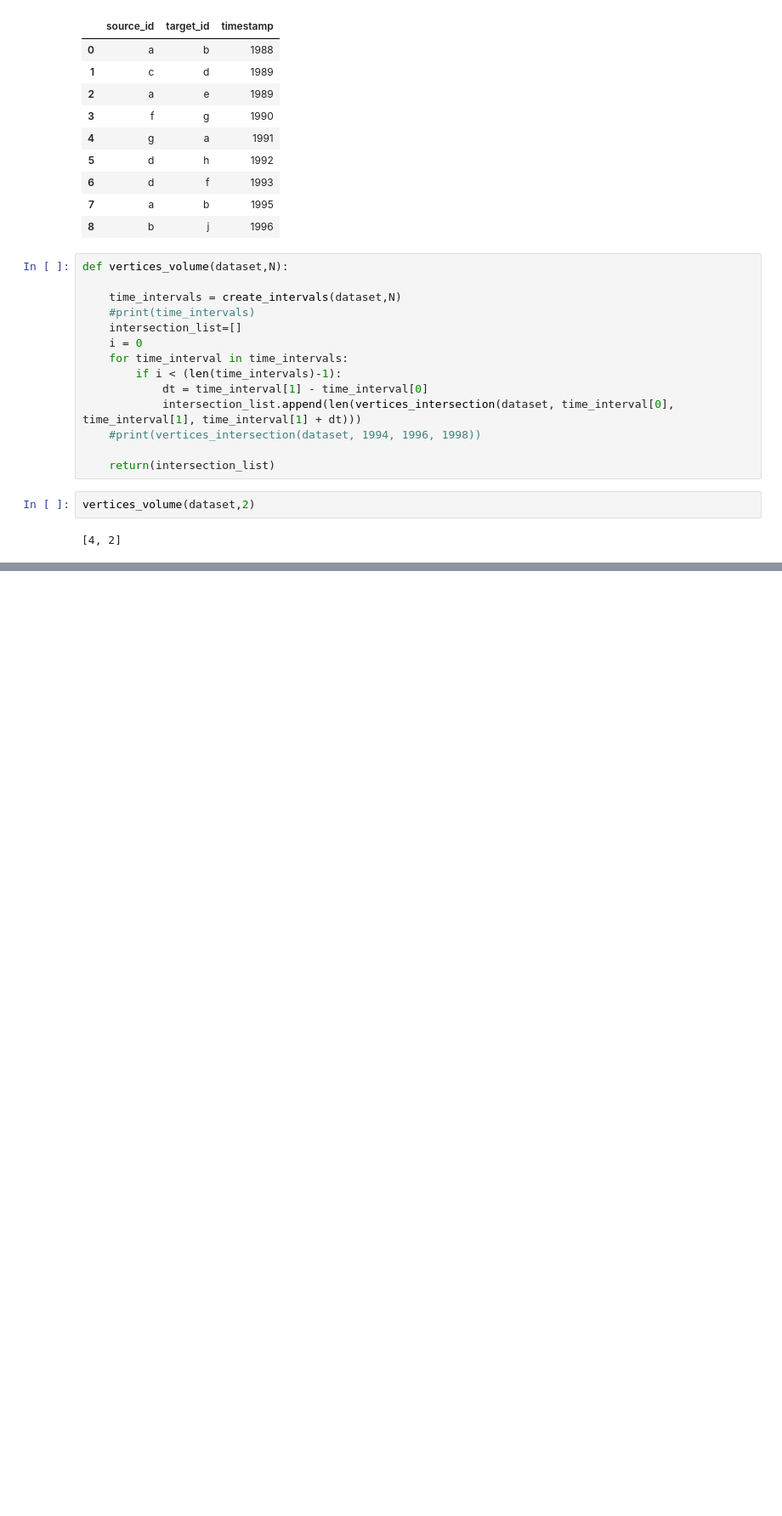
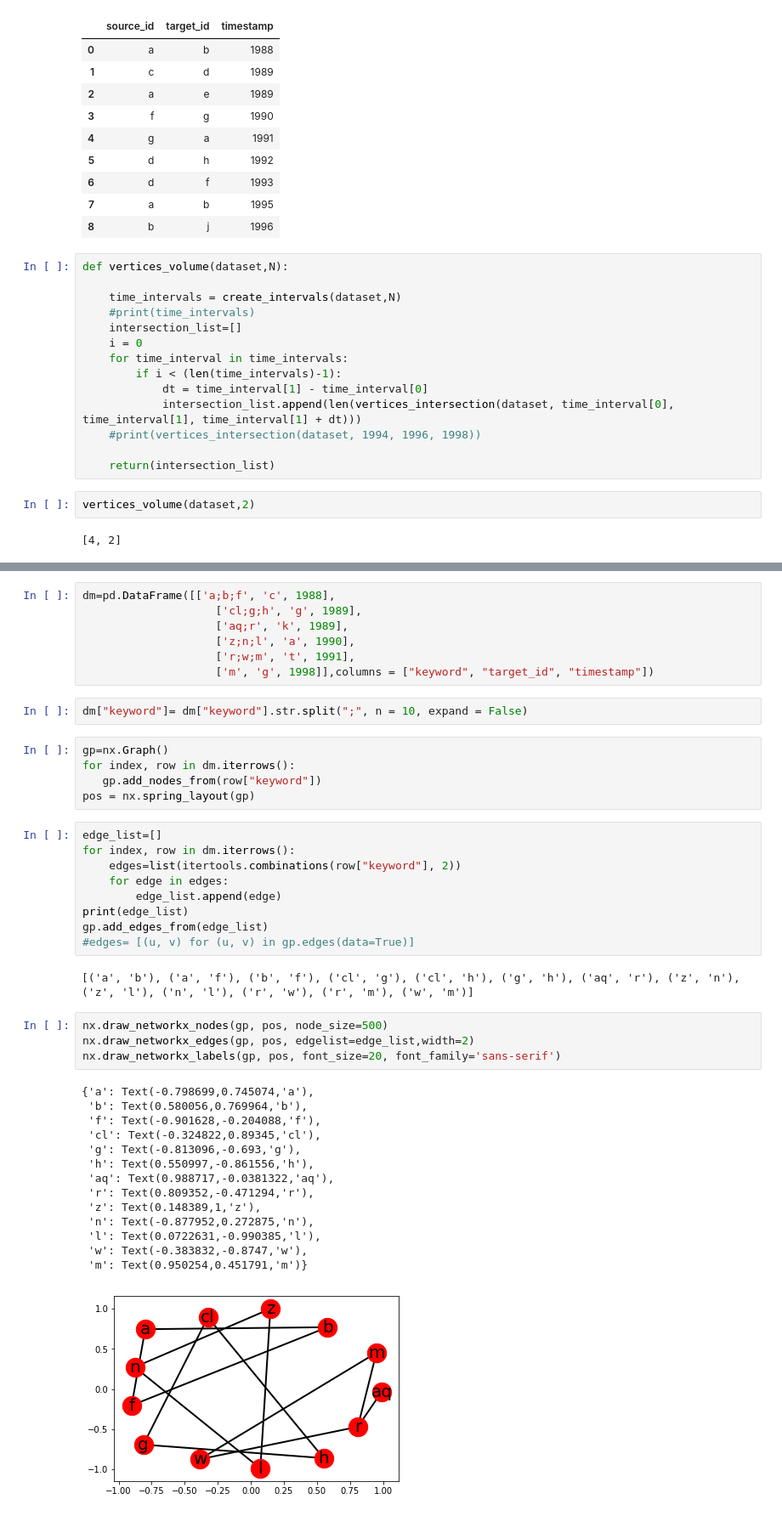
Before and after one commit to ffaisal93/linkPrediction, a Jupyter notebook: time slice.ipynb, the cells around one changed output, grey strips where cells are left out. Shown at 85% size. Drawn from its saved outputs; the diff is of its cells as text; blank space fills up the shorter version.

```diff
--- a/time slice.ipynb
+++ b/time slice.ipynb
@@ -414,0 +575,44 @@ To retain the current behavior and silence the warning, pass 'sort=True'.
+# %%
+dm=pd.DataFrame([['a;b;f', 'c', 1988],
+                    ['cl;g;h', 'g', 1989],
+                    ['aq;r', 'k', 1989],
+                    ['z;n;l', 'a', 1990],
+                    ['r;w;m', 't', 1991],
+                    ['m', 'g', 1998]],columns = ["keyword", "target_id", "timestamp"])
+# %%
+dm["keyword"]= dm["keyword"].str.split(";", n = 10, expand = False)
+# %%
+gp=nx.Graph()
+for index, row in dm.iterrows():
+   gp.add_nodes_from(row["keyword"])
+pos = nx.spring_layout(gp)
+# %%
+edge_list=[]
+for index, row in dm.iterrows():
+    edges=list(itertools.combinations(row["keyword"], 2))
+    for edge in edges:
+        edge_list.append(edge)
+print(edge_list)
+gp.add_edges_from(edge_list)
+#edges= [(u, v) for (u, v) in gp.edges(data=True)]
+# %% [output]
+[('a', 'b'), ('a', 'f'), ('b', 'f'), ('cl', 'g'), ('cl', 'h'), ('g', 'h'), ('aq', 'r'), ('z', 'n'), ('z', 'l'), ('n', 'l'), ('r', 'w'), ('r', 'm'), ('w', 'm')]
+# %%
+nx.draw_networkx_nodes(gp, pos, node_size=500)
+nx.draw_networkx_edges(gp, pos, edgelist=edge_list,width=2)
+nx.draw_networkx_labels(gp, pos, font_size=20, font_family='sans-serif')
+# %% [output]
+{'a': Text(-0.798699,0.745074,'a'),
+ 'b': Text(0.580056,0.769964,'b'),
+ 'f': Text(-0.901628,-0.204088,'f'),
+ 'cl': Text(-0.324822,0.89345,'cl'),
+ 'g': Text(-0.813096,-0.693,'g'),
+ 'h': Text(0.550997,-0.861556,'h'),
+ 'aq': Text(0.988717,-0.0381322,'aq'),
+ 'r': Text(0.809352,-0.471294,'r'),
+ 'z': Text(0.148389,1,'z'),
+ 'n': Text(-0.877952,0.272875,'n'),
+ 'l': Text(0.0722631,-0.990385,'l'),
+ 'w': Text(-0.383832,-0.8747,'w'),
+ 'm': Text(0.950254,0.451791,'m')}
+[figure, added]
```
Also changed, not shown: parts of 22 cells of this notebook, 1 other file.
